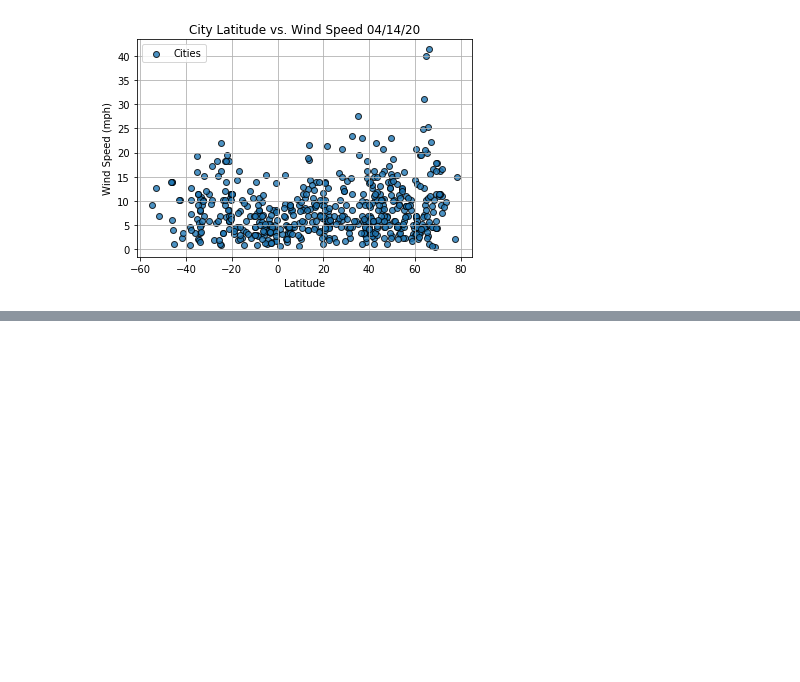
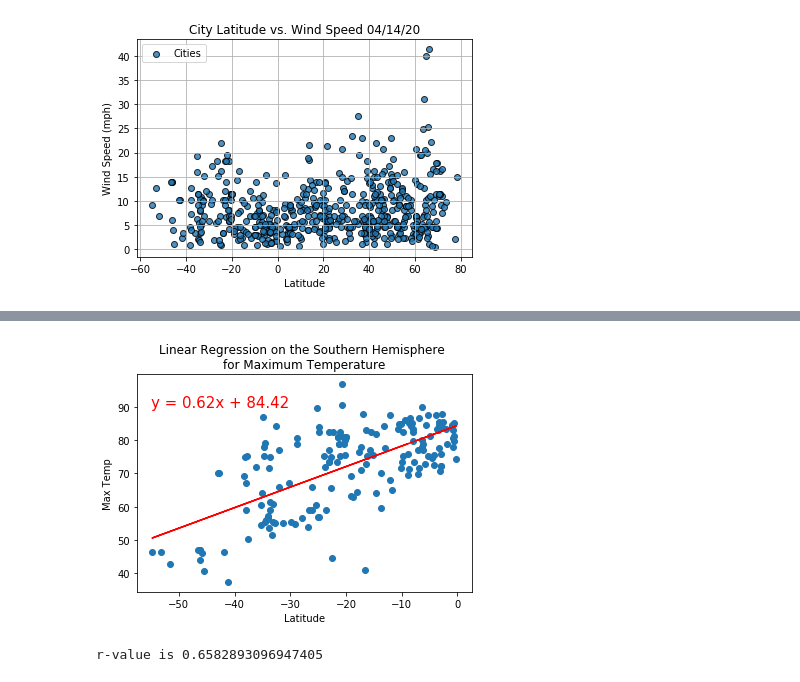
Before and after one commit to jwade688/World_Weather_Analysis, a Jupyter notebook: Weather.ipynb, the cells around one changed output, grey strips where cells are left out. Drawn from its saved outputs; the diff is of its cells as text; code cells hidden in the pictures; blank space fills up the shorter version.

```diff
--- a/Weather.ipynb
+++ b/Weather.ipynb
@@ -251,0 +302,12 @@ plt.show()
+# %%
+# Linear regression on the Souther Hemisphere Temps
+x_values = southern_hemi_df["Lat"]
+y_values = southern_hemi_df["Max Temp"]
+
+plot_linear_regression(x_values, y_values,
+                       "Linear Regression on the Southern Hemisphere \nfor Maximum Temperature",
+                       "Max Temp",
+                       (-55,90))
+# %% [output]
+[figure, added]
+r-value is 0.6582893096947405
```
Also changed, not shown: parts of 10 cells of this notebook, 4 other files.
